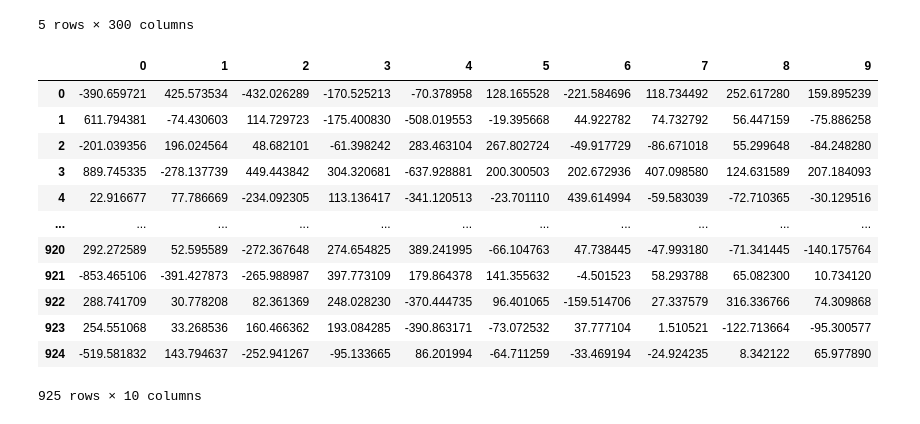
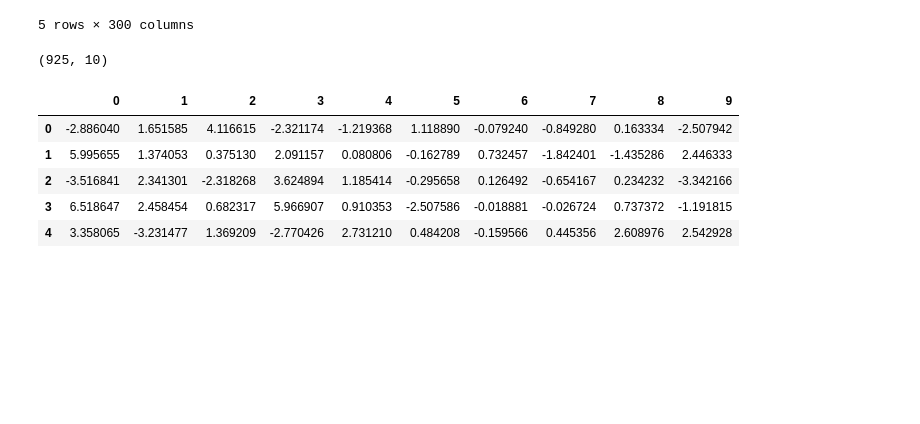
Before and after one commit to Awais-Anwer/semester-project, a Jupyter notebook: Skin_Disease.ipynb, the cells around one changed output. Cells and saved outputs as stored; diff of their text form; code cells hidden in the pictures; blank space fills up the shorter version.

```diff
--- a/Skin_Disease.ipynb
+++ b/Skin_Disease.ipynb
@@ -234,28 +234,27 @@ df.head()
 | 3 | 19 | 17 | 17 | 19 | 17 | 16 | 17 | 15 | 14 | 18 | 16 | ... |
 | 4 | 144 | 173 | 224 | 135 | 155 | 216 | 69 | 68 | 37 | 106 | 94 | ... |
 5 rows × 300 columns
-# %%
-# Perform Principal Component Analysis (PCA) to reduce the dimensionality to 10 columns
-pca = PCA(n_components=10)
-components = pca.fit_transform(df)
-
-# Convert the PCA components to a DataFrame
-components_df = pd.DataFrame(components)
-components_df
-# %% [output]
-|  | 0 | 1 | 2 | 3 | 4 | 5 | 6 | 7 | 8 | 9 |
-| 0 | -390.659721 | 425.573534 | -432.026289 | -170.525213 | -70.378958 | 128.165528 | -221.584696 | 118.734492 | 252.617280 | 159.895239 |
-| 1 | 611.794381 | -74.430603 | 114.729723 | -175.400830 | -508.019553 | -19.395668 | 44.922782 | 74.732792 | 56.447159 | -75.886258 |
-| 2 | -201.039356 | 196.024564 | 48.682101 | -61.398242 | 283.463104 | 267.802724 | -49.917729 | -86.671018 | 55.299648 | -84.248280 |
-| 3 | 889.745335 | -278.137739 | 449.443842 | 304.320681 | -637.928881 | 200.300503 | 202.672936 | 407.098580 | 124.631589 | 207.184093 |
-| 4 | 22.916677 | 77.786669 | -234.092305 | 113.136417 | -341.120513 | -23.701110 | 439.614994 | -59.583039 | -72.710365 | -30.129516 |
-| ... | ... | ... | ... | ... | ... | ... | ... | ... | ... | ... |
-| 920 | 292.272589 | 52.595589 | -272.367648 | 274.654825 | 389.241995 | -66.104763 | 47.738445 | -47.993180 | -71.341445 | -140.175764 |
-| 921 | -853.465106 | -391.427873 | -265.988987 | 397.773109 | 179.864378 | 141.355632 | -4.501523 | 58.293788 | 65.082300 | 10.734120 |
-| 922 | 288.741709 | 30.778208 | 82.361369 | 248.028230 | -370.444735 | 96.401065 | -159.514706 | 27.337579 | 316.336766 | 74.309868 |
-| 923 | 254.551068 | 33.268536 | 160.466362 | 193.084285 | -390.863171 | -73.072532 | 37.777104 | 1.510521 | -122.713664 | -95.300577 |
-| 924 | -519.581832 | 143.794637 | -252.941267 | -95.133665 | 86.201994 | -64.711259 | -33.469194 | -24.924235 | 8.342122 | 65.977890 |
-925 rows × 10 columns
+# %%
+# Initialize t-SNE with 2 components for 2D visualization
+tsne = TSNE(n_components=10, method = 'exact', random_state=42)
+
+# Fit and transform the data
+tsne_data = tsne.fit_transform(images_array_reshaped)
+
+# Convert the t-SNE result to a DataFrame
+tsne_df = pd.DataFrame(tsne_data)
+tsne_df.shape
+# %% [output]
+(925, 10)
+# %%
+tsne_df.head()
+# %% [output]
+|  | 0 | 1 | 2 | 3 | 4 | 5 | 6 | 7 | 8 | 9 |
+| 0 | -2.886040 | 1.651585 | 4.116615 | -2.321174 | -1.219368 | 1.118890 | -0.079240 | -0.849280 | 0.163334 | -2.507942 |
+| 1 | 5.995655 | 1.374053 | 0.375130 | 2.091157 | 0.080806 | -0.162789 | 0.732457 | -1.842401 | -1.435286 | 2.446333 |
+| 2 | -3.516841 | 2.341301 | -2.318268 | 3.624894 | 1.185414 | -0.295658 | 0.126492 | -0.654167 | 0.234232 | -3.342166 |
+| 3 | 6.518647 | 2.458454 | 0.682317 | 5.966907 | 0.910353 | -2.507586 | -0.018881 | -0.026724 | 0.737372 | -1.191815 |
+| 4 | 3.358065 | -3.231477 | 1.369209 | -2.770426 | 2.731210 | 0.484208 | -0.159566 | 0.445356 | 2.608976 | 2.542928 |
 # %%
 from sklearn.preprocessing import MinMaxScaler
 
```
Also changed, not shown: parts of 3 cells of this notebook.
